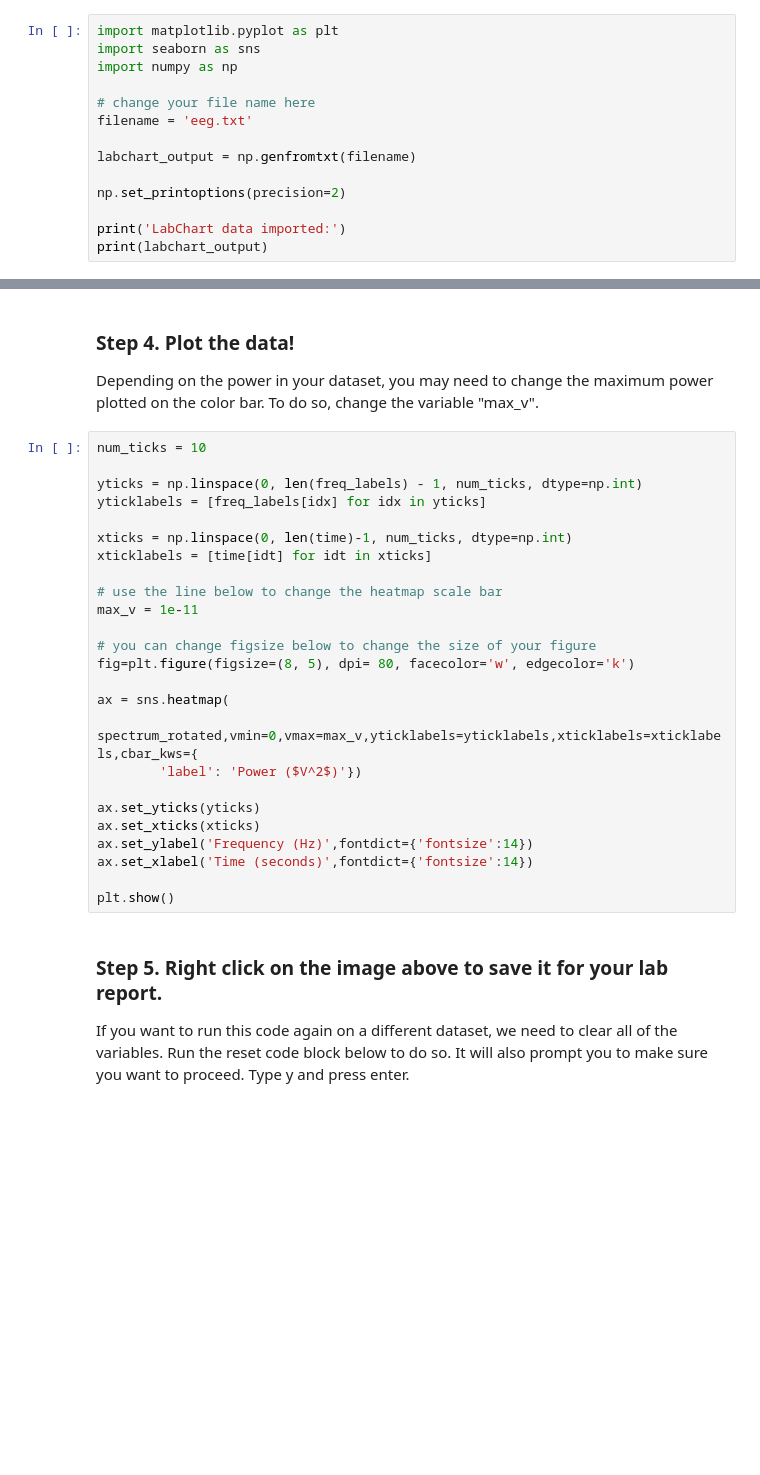
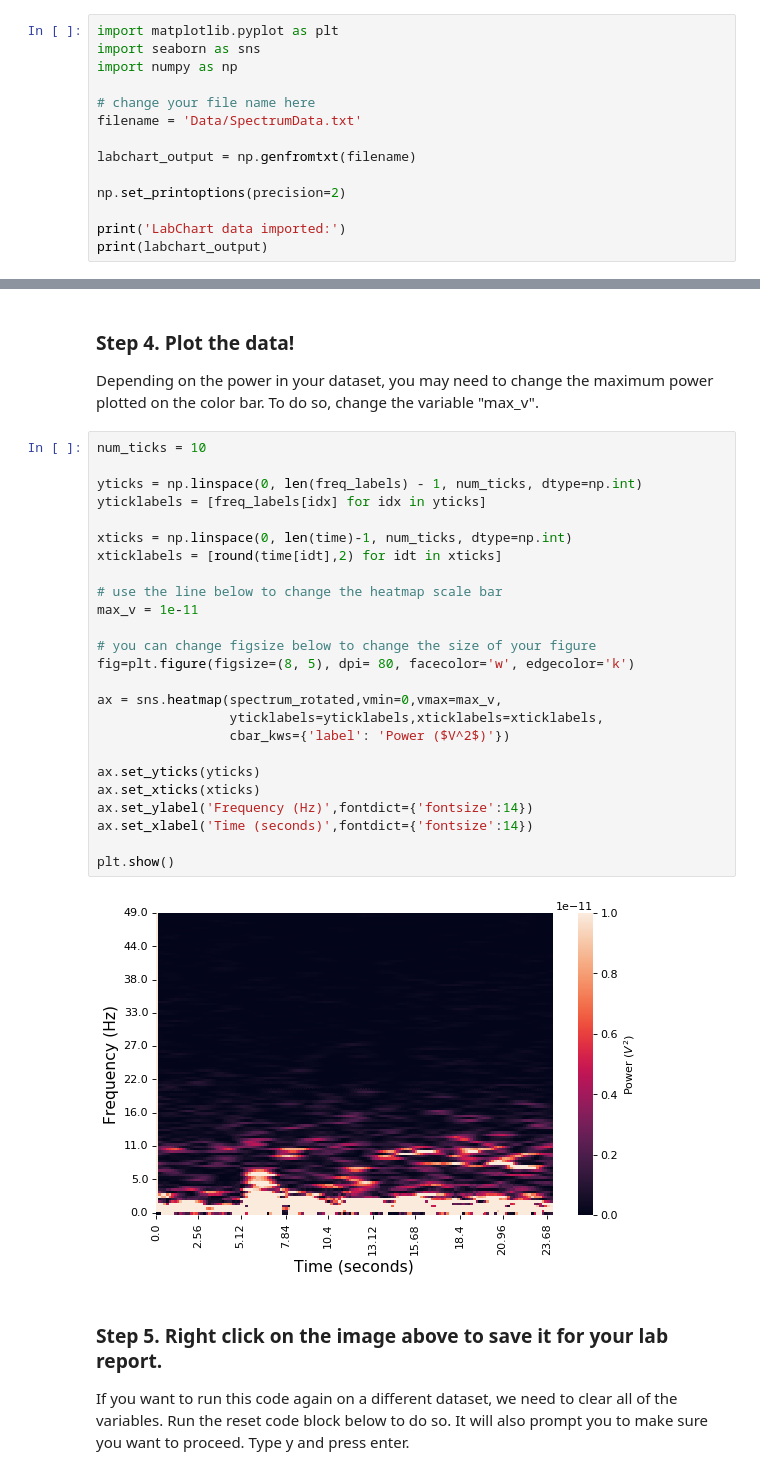
Before and after one commit to BIPN145/Utilities, a Jupyter notebook: plotLabChartSpectrogram.ipynb, the cells around one changed output, grey strips where cells are left out. Saved outputs shown, nothing was run; the diff lists cells and outputs as text; blank space fills up the shorter version.

Commit message:
fresh plotLabChartSpectrogram file

```diff
--- a/plotLabChartSpectrogram.ipynb
+++ b/plotLabChartSpectrogram.ipynb
@@ -10,7 +10,7 @@ import seaborn as sns
 import numpy as np
 
 # change your file name here
-filename = 'eeg.txt'
+filename = 'Data/SpectrumData.txt'
 
 labchart_output = np.genfromtxt(filename)
 
@@ -59,28 +73,30 @@ Depending on the power in your dataset, you may need to change the maximum power
 # %%
 num_ticks = 10
 
 yticks = np.linspace(0, len(freq_labels) - 1, num_ticks, dtype=np.int)
 yticklabels = [freq_labels[idx] for idx in yticks]
 
 xticks = np.linspace(0, len(time)-1, num_ticks, dtype=np.int)
-xticklabels = [time[idt] for idt in xticks]
+xticklabels = [round(time[idt],2) for idt in xticks]
 
 # use the line below to change the heatmap scale bar
 max_v = 1e-11
 
 # you can change figsize below to change the size of your figure
 fig=plt.figure(figsize=(8, 5), dpi= 80, facecolor='w', edgecolor='k')
 
-ax = sns.heatmap(
-    spectrum_rotated,vmin=0,vmax=max_v,yticklabels=yticklabels,xticklabels=xticklabels,cbar_kws={
-        'label': 'Power ($V^2$)'})
+ax = sns.heatmap(spectrum_rotated,vmin=0,vmax=max_v,
+                 yticklabels=yticklabels,xticklabels=xticklabels,
+                 cbar_kws={'label': 'Power ($V^2$)'})
 
 ax.set_yticks(yticks)
 ax.set_xticks(xticks)
 ax.set_ylabel('Frequency (Hz)',fontdict={'fontsize':14})
 ax.set_xlabel('Time (seconds)',fontdict={'fontsize':14})
 
 plt.show()
+# %% [output]
+[figure, added]
 # %% [markdown]
 ### Step 5. Right click on the image above to save it for your lab report.
 
```
Also changed, not shown: parts of 3 cells of this notebook, 1 other file.
